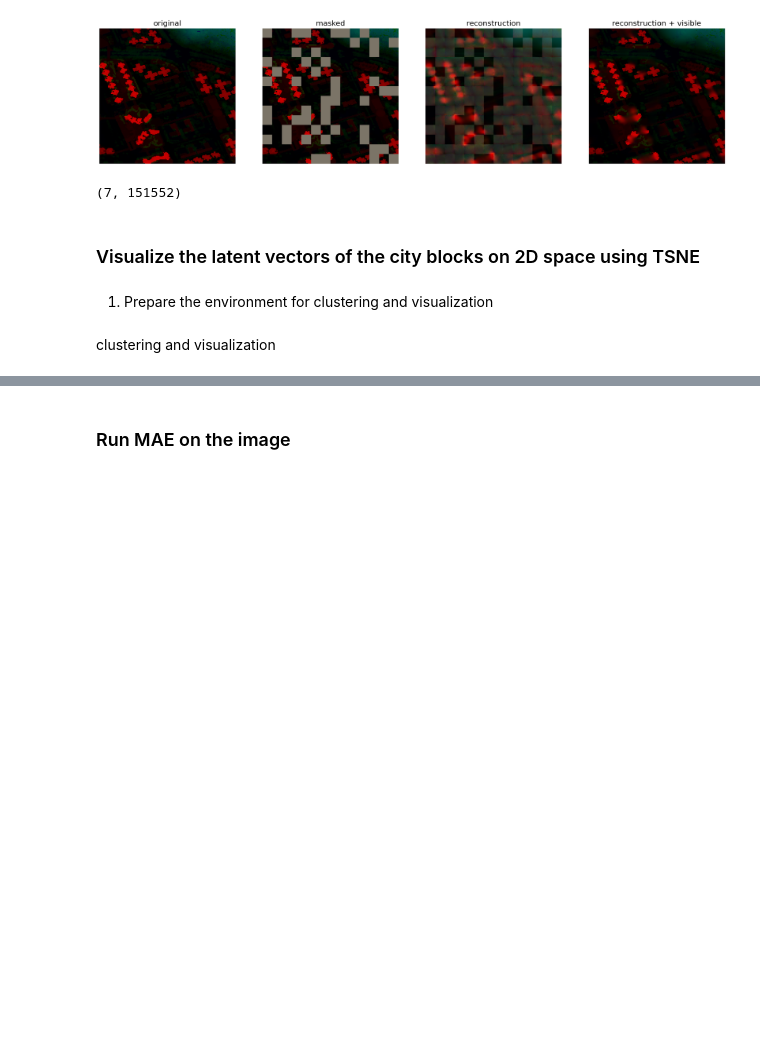
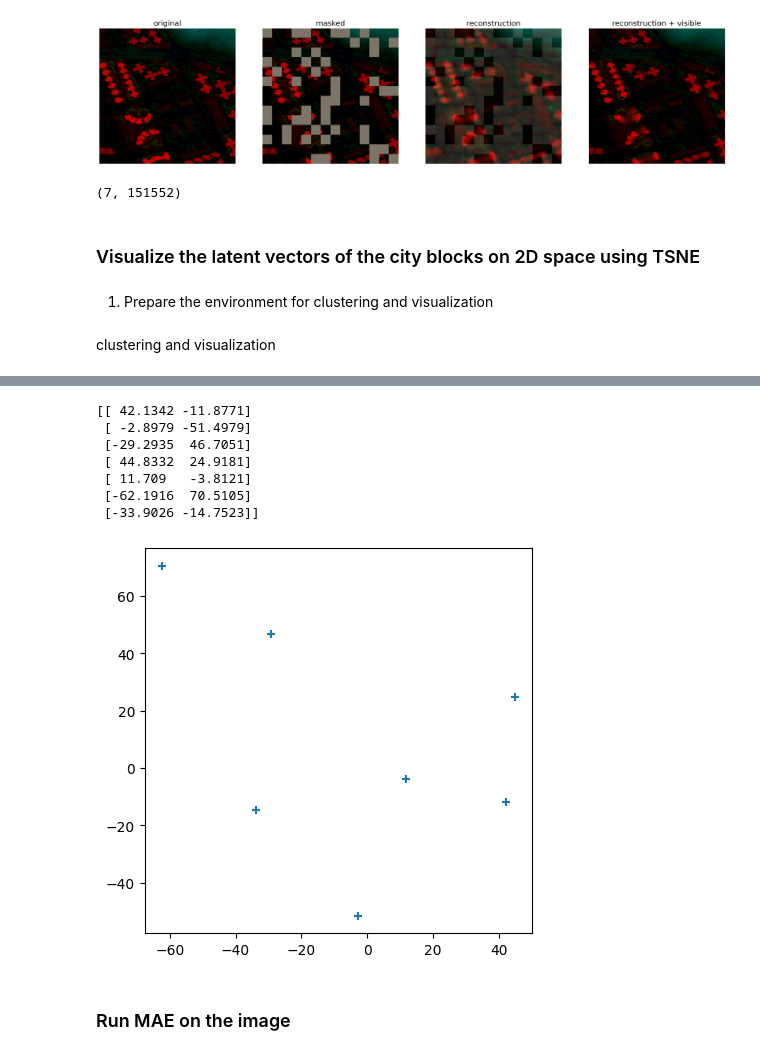
Before and after one commit to eiiijiiiy/mae, a Jupyter notebook: demo/mae_visualize.ipynb, the cells around one changed output, grey strips where cells are left out. Drawn from its saved outputs; the diff is of its cells as text; code cells hidden in the pictures; blank space fills up the shorter version.

```diff
--- a/demo/mae_visualize.ipynb
+++ b/demo/mae_visualize.ipynb
@@ -273,2 +273,18 @@ plt.show()
+# %%
+%matplotlib inline
+tsne = TSNE(n_components=2, perplexity=2).fit_transform(flattern_vectors)
+plt.rcParams['figure.figsize'] = [5, 5]
+plt.scatter(tsne[:, 0], tsne[:, 1], marker="o", size=10)
+print(tsne)
+plt.show()
+# %% [output]
+[[ 42.1342 -11.8771]
+ [ -2.8979 -51.4979]
+ [-29.2935  46.7051]
+ [ 44.8332  24.9181]
+ [ 11.709   -3.8121]
+ [-62.1916  70.5105]
+ [-33.9026 -14.7523]]
+[figure, added]
 # %% [markdown]
 ### Run MAE on the image
```
Also changed, not shown: parts of 1 cell of this notebook.
